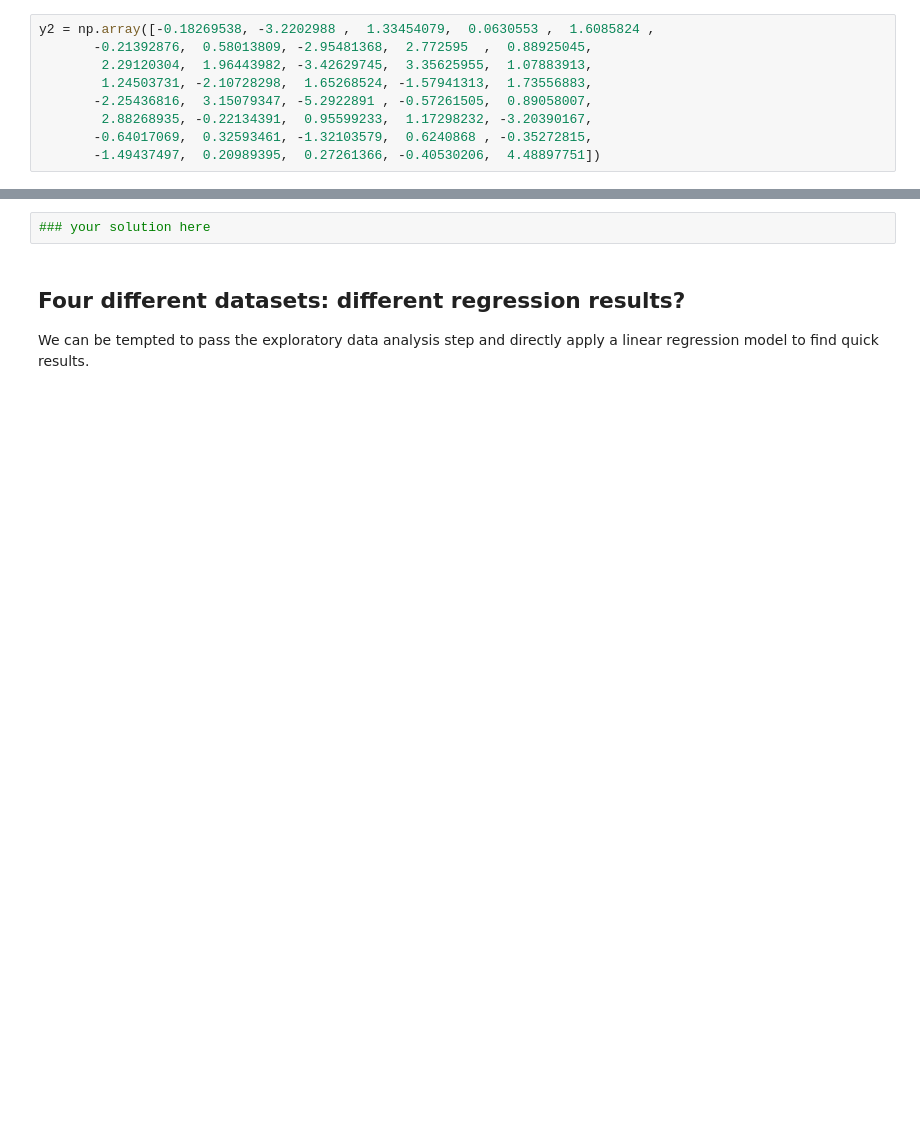
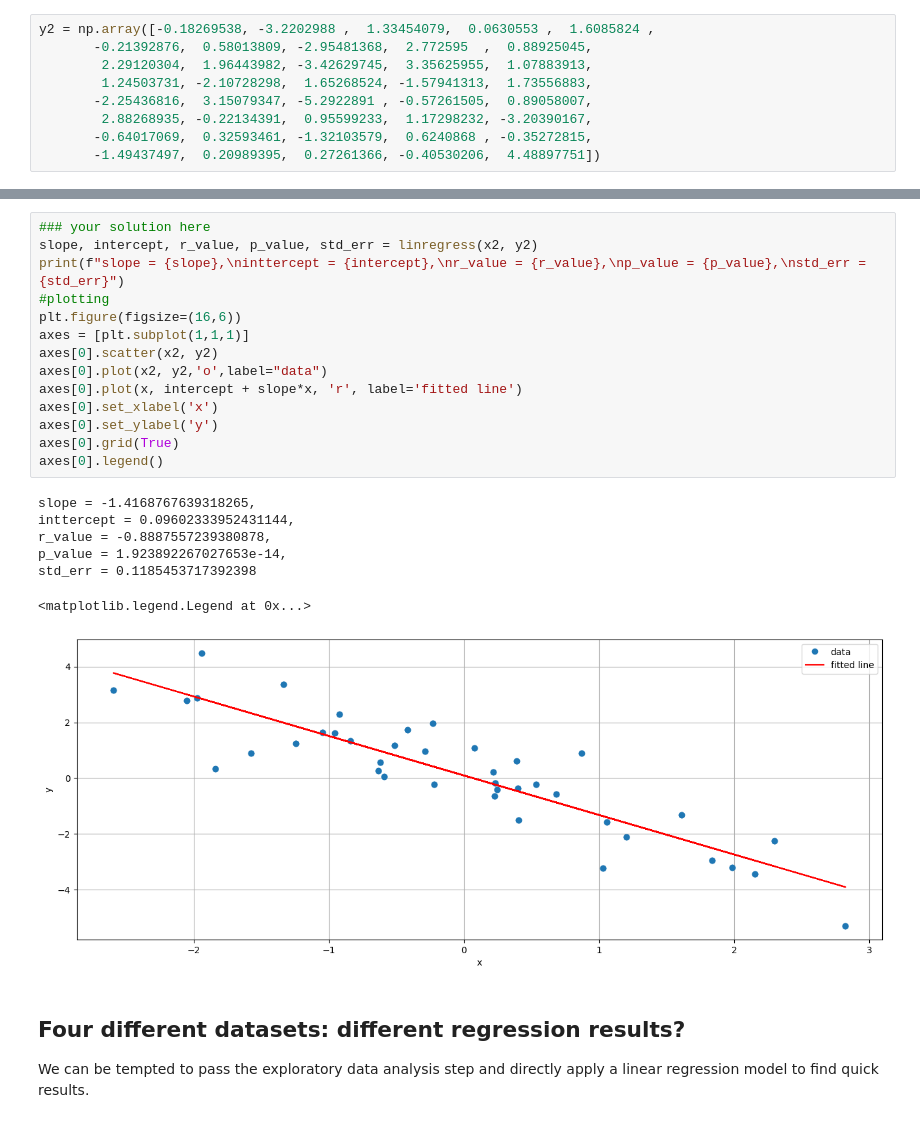
Before and after one commit to thomasmari/DataS3PG, a Jupyter notebook: module/8.Stats/Regression_lineaire_4/Notebooks/01ClassicLinearRegression.ipynb, the cells around one changed output, grey strips where cells are left out. Drawn from its saved outputs; the diff is of its cells as text; blank space fills up the shorter version.

```diff
--- a/module/8.Stats/Regression_lineaire_4/Notebooks/01ClassicLinearRegression.ipynb
+++ b/module/8.Stats/Regression_lineaire_4/Notebooks/01ClassicLinearRegression.ipynb
@@ -189,5 +211,25 @@ plt.scatter(x2, y2)
-# %%
-### your solution here
+# %%
+### your solution here
+slope, intercept, r_value, p_value, std_err = linregress(x2, y2)
+print(f"slope = {slope},\ninttercept = {intercept},\nr_value = {r_value},\np_value = {p_value},\nstd_err = {std_err}")
+#plotting
+plt.figure(figsize=(16,6))
+axes = [plt.subplot(1,1,1)]
+axes[0].scatter(x2, y2)
+axes[0].plot(x2, y2,'o',label="data")
+axes[0].plot(x, intercept + slope*x, 'r', label='fitted line')
+axes[0].set_xlabel('x')
+axes[0].set_ylabel('y')
+axes[0].grid(True)
+axes[0].legend()
+# %% [output]
+slope = -1.4168767639318265,
+inttercept = 0.09602333952431144,
+r_value = -0.8887557239380878,
+p_value = 1.923892267027653e-14,
+std_err = 0.1185453717392398
+<matplotlib.legend.Legend at 0x...>
+[figure, added]
 # %% [markdown]
 ## Four different datasets: different regression results?
 
```
Also changed, not shown: parts of 21 cells of this notebook.
